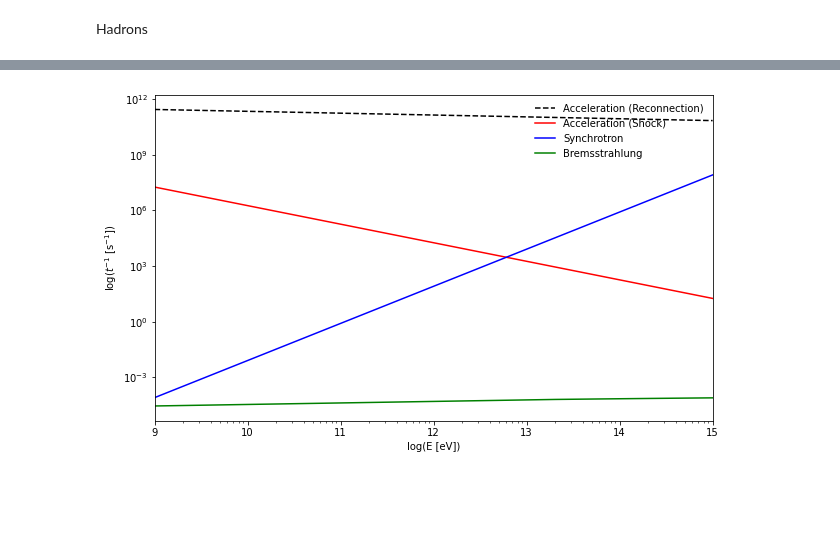
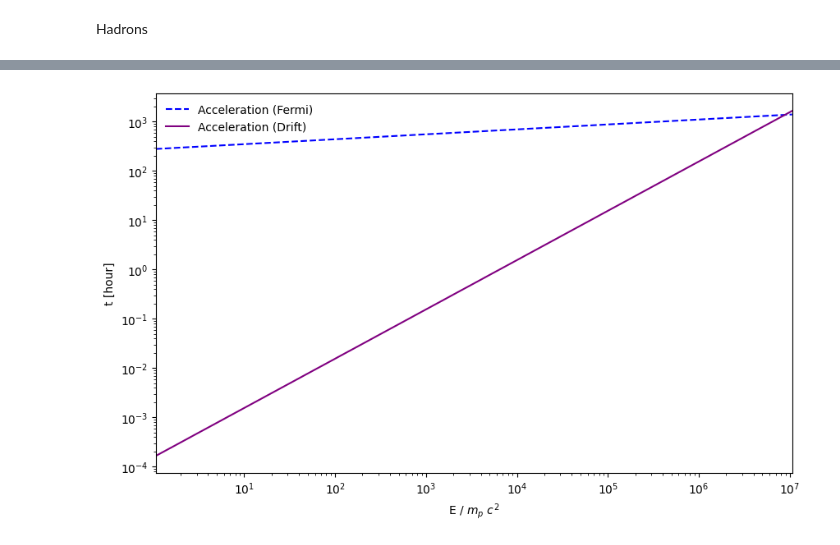
Before and after one commit to luanapassosreis/AGN_Studies, a Jupyter notebook: reconnection_acceleration.ipynb, the cells around one changed output, grey strips where cells are left out. Cells and saved outputs as stored; diff of their text form; code cells hidden in the pictures; blank space fills up the shorter version.

```diff
--- a/reconnection_acceleration.ipynb
+++ b/reconnection_acceleration.ipynb
@@ -246,0 +101,2 @@ def tloss_bre(n, Z, E):
+# %%
+E_norm = Ep / (m_p*c**2)
@@ -246,0 +105,6 @@ def tloss_bre(n, Z, E):
+# %%
+va0 = B_c / np.sqrt(4 * np.pi * rho)
+
+va = va0 * Gamma
+
+va/c
@@ -247,2 +125,19 @@ def tloss_bre(n, Z, E):
+# %%
+def timeacc_fermi(E):
+    '''Eq.(2.37) of Medina-Torrejon Thesis'''
+    alpha = 0.1
+    s = 1/alpha
+    E0 = 10**(4)
+    t0 = 700
+    ## hours
+    # return s**(-1) * (E0/E)**(-1/s) * t0
+    return (E0/E)**(-1/s) * t0
+
+
+def timeacc_drift(E, B, va):
+    '''Eq.(7) of Del Valle, de Gouveia Dal Pino & Kowal 2016 e de Gouveia Dal Pino & Kowal 2015'''
+    v_rec = 0.05 * va
+
+    return E / (e*B*v_rec)
 # %% [markdown]
 Hadrons
@@ -313,22 +144,19 @@ plt.show()
-# %%
-## eV
-
-plt.figure(figsize=(10, 6))
-
-plt.loglog(Ee/erg,tacc_e_rec(Ee, l_x, B_c, rho),'--',label='Acceleration (Reconnection)',color='k')
-plt.loglog(Ee/erg,tacc_shock(B_c, Ee),label='Acceleration (Shock)',color='r')
-plt.loglog(Ee/erg,tloss_syn(Ee, B_c, m_e),label='Synchrotron',color='blue')
-plt.loglog(Ee/erg,tloss_bre(n_c, 1, Ee),label='Bremsstrahlung',color='green')
-
-plt.xlim((Ee.min()/erg,Ee.max()/erg))
-plt.legend(frameon=False,loc='upper right')
-plt.xlabel('log(E [eV])')
-plt.ylabel('log($t^{-1}$ [s$^{-1}$])')
-# plt.ylim((1e-11,1e9))
-plt.xticks([1e9,1e10,1e11,1e12,1e13,1e14,1e15],labels=['9','10','11','12','13','14','15'])
-
-plt.savefig('plots/cooling_leptons_eV.png',dpi=300)
-
-plt.show()
-# %% [output]
-[figure, removed]
+# %%
+## erg
+
+plt.figure(figsize=(10, 6))
+
+plt.loglog(E_norm,timeacc_fermi(E_norm),'--',label='Acceleration (Fermi)',color='blue')
+plt.loglog(E_norm,timeacc_drift(E_norm, B_c, va),label='Acceleration (Drift)',color='purple')
+
+plt.xlim((E_norm.min(),E_norm.max()))
+plt.legend(frameon=False)
+plt.xlabel('E / $m_p$ $c^2$')
+plt.ylabel('t [hour]')
+# plt.ylim((1e-4,1e4))
+# plt.xticks([1e-2,1e-1,1e0,1e1,1e2,1e3],labels=['-2','-1','0','1','2','3'])
+# plt.savefig('plots/cooling_hadrons_erg.png',dpi=300)
+
+plt.show()
+# %% [output]
+[figure, added]
```
Also changed, not shown: parts of 20 cells of this notebook, 1 other file.
